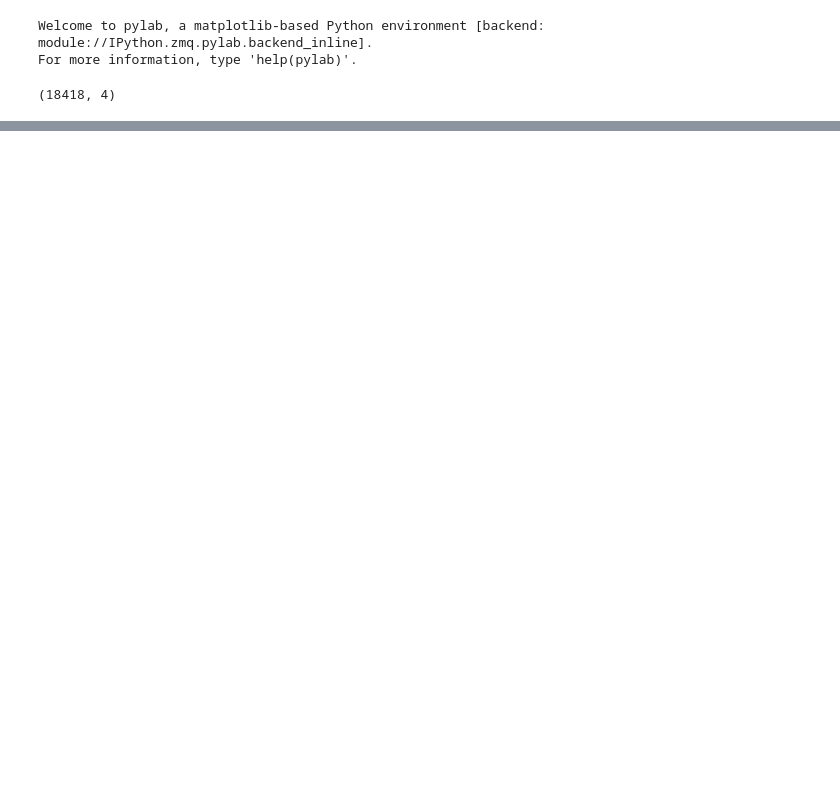
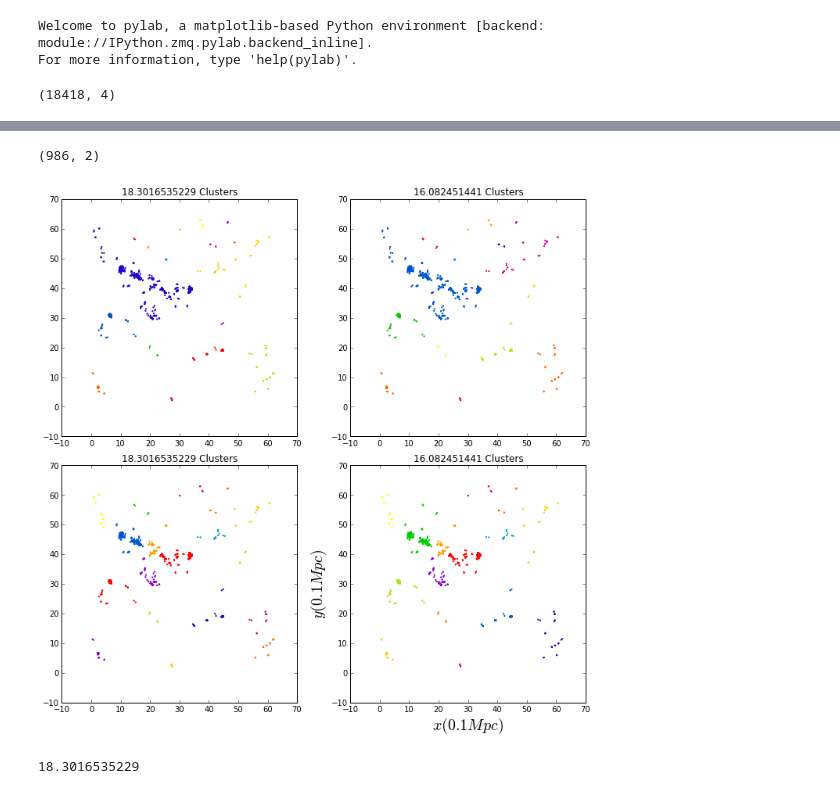
Before and after one commit to jngaravitoc/DwarfAssociations, a Jupyter notebook: code/associations.ipynb, the cells around one changed output, grey strips where cells are left out. Saved outputs shown, nothing was run; the diff lists cells and outputs as text; code cells hidden in the pictures; blank space fills up the shorter version.

Commit message:
clustering

```diff
--- a/code/associations.ipynb
+++ b/code/associations.ipynb
@@ -5,7 +6,7 @@ rcParams['figure.figsize'] = 10, 10
 Welcome to pylab, a matplotlib-based Python environment [backend: module://IPython.zmq.pylab.backend_inline].
 For more information, type 'help(pylab)'.
 # %%
-data = np.loadtxt("../data/Distances/potenciales.txt")
+data = np.loadtxt("../data/Associations/potenciales.txt")
 # %%
 shape(data)
 # %% [output]
@@ -75,0 +79,59 @@ plotting_associations("associations2.dat", "y")
+# %%
+data2 = loadtxt("../data/Associations/associations1.dat")
+X = data2[:,0]
+Y = data2[:,1]
+Z = data2[:,2]
+# %%
+MXY = (X,Y)
+
+M  = transpose(MXY)
+
+shape(M)
+# %% [output]
+(986, 2)
+# %%
+fig, axes23 = plt.subplots(2, 2)
+
+for method, axes in zip(['single', 'complete'], axes23):
+    z = hac.linkage(M, method=method)
+
+    # Plotting
+    #axes[0].plot(range(1, len(z)+1), z[::-1, 2])
+    knee = diff(z[::-1, 2], 2)
+    #axes[0].plot(range(2, len(z)), knee)
+
+    #num_clust1 = knee.max() + 2
+    #knee[knee.argmax()] = 0
+    #num_clust2 = knee.max() + 2
+
+    #axes[0].text(num_clust1, z[::-1, 2][num_clust1-1], 'possible\n<- knee point')
+
+    part1 = hac.fcluster(z, num_clust1, 'maxclust')
+    part2 = hac.fcluster(z, num_clust2, 'maxclust')
+
+    clr = ['#2200CC' ,'#D9007E' ,'#FF6600' ,'#FFCC00' ,'#ACE600' ,'#0099CC' ,
+    '#8900CC' ,'#FF0000' ,'#FF9900' ,'#FFFF00' ,'#00CC01' ,'#0055CC', '#2200CC','#D9007E' ,'#FF6600' ,'#FFCC00' ,'#ACE600','#8900CC' ,'#FF0000']
+
+    for part, ax in zip([part1, part2], axes[0:]):
+        for cluster in set(part):
+            ax.scatter(M[part == cluster, 0], M[part == cluster, 1], color=clr[cluster], s=1.5)
+            xlabel("$x(0.1Mpc)$", fontsize=20)
+            ylabel("$y(0.1Mpc)$", fontsize=20)
+
+    #m = '\n(method: {})'.format(method)
+    #plt.setp(axes[0], title='Screeplot{}'.format(m), xlabel='partition',
+         #    ylabel='{}\ncluster distance'.format(m))
+    plt.setp(axes[0], title='{} Clusters'.format(num_clust1))
+    plt.setp(axes[1], title='{} Clusters'.format(num_clust2))
+
+
+plt.tight_layout()
+plt.show()
+# %% [output]
+[figure, added]
+# %%
+knee = diff(z[::-1, 2], 2)
+num_clust1 = knee.max() + 2
+print num_clust1
+# %% [output]
+18.3016535229
```
Also changed, not shown: parts of 7 cells of this notebook.
